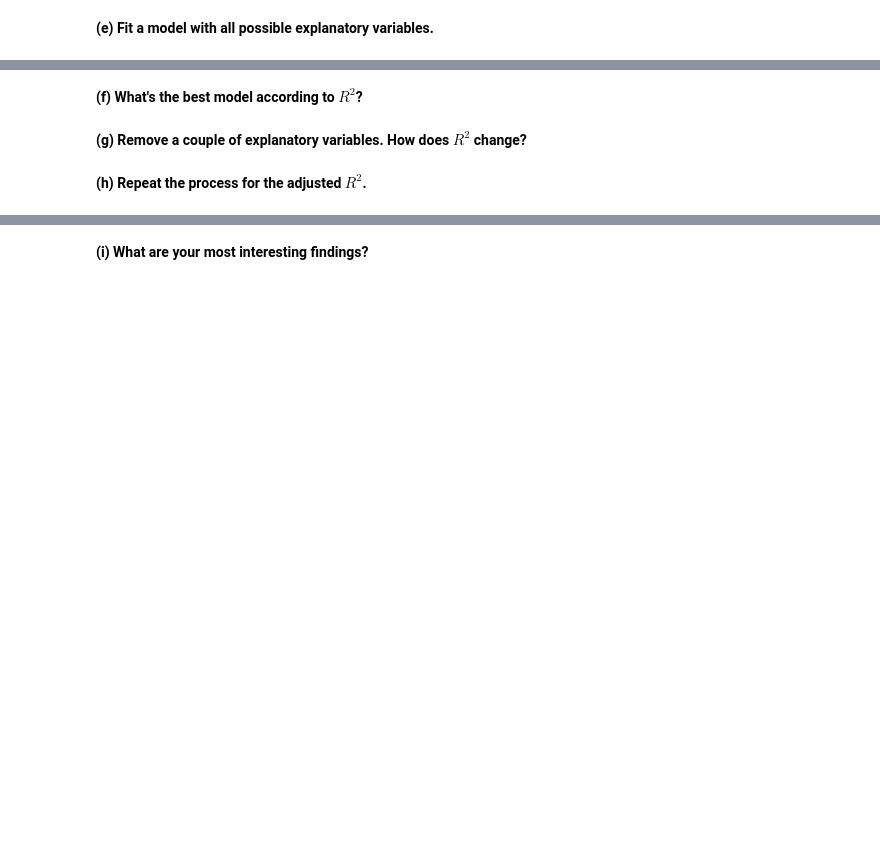
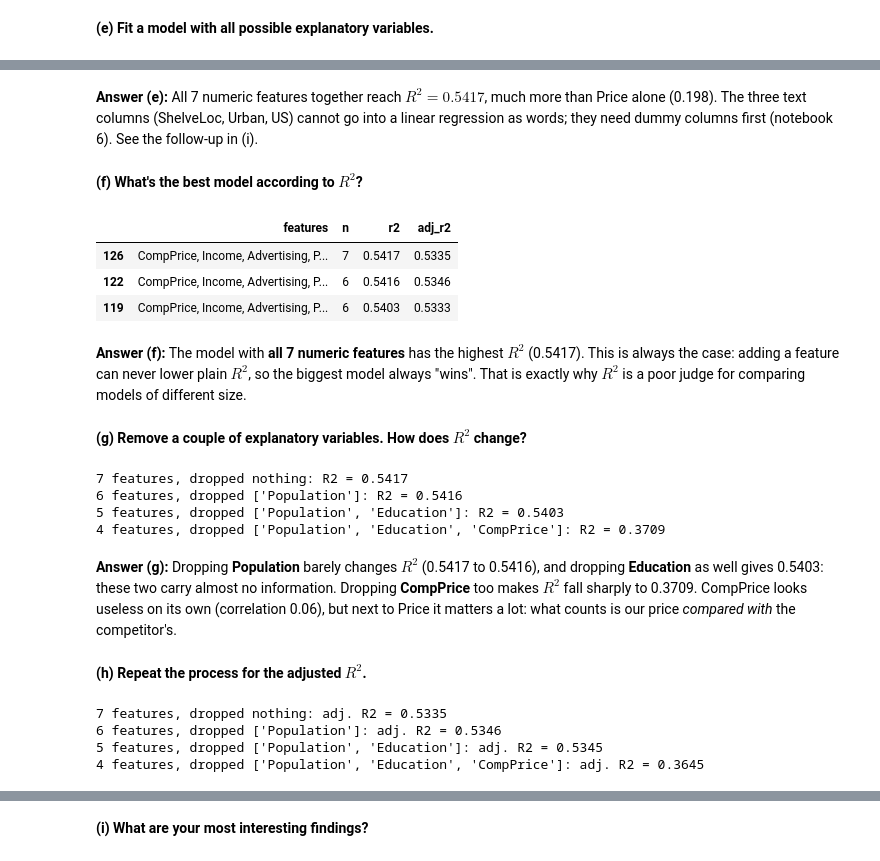
Before and after one commit to crsbln/ds-linear-regression, a Jupyter notebook: 5_multiple_linear_regression_exercise.ipynb, the cells around one changed output, grey strips where cells are left out. Drawn from its saved outputs; the diff is of its cells as text; code cells hidden in the pictures; blank space fills up the shorter version.

```diff
--- a/5_multiple_linear_regression_exercise.ipynb
+++ b/5_multiple_linear_regression_exercise.ipynb
@@ -37,3 +127,14 @@ Click here for a hint…
 </summary>
 Fit a linear model to all possible explanatory variables and pick best one.
 </details>
+# %%
+# Fit one simple model per numeric column and keep its R-squared
+y = carseats["Sales"]
+single = {}
+for col in numeric:
+    X = carseats[[col]]
+    model = LinearRegression().fit(X, y)
+    single[col] = r2_score(y, model.predict(X))
+
+single = pd.Series(single).sort_values(ascending=False)
+single.round(4)
@@ -40,2 +162,15 @@ Fit a linear model to all possible explanatory variables and pick best one.
 # %% [markdown]
 **(e) Fit a model with all possible explanatory variables.**
+# %%
+# Adjusted R-squared helper (same formula as in notebook 4)
+def adjusted_r_squared(r_squared, X):
+    n, p = X.shape
+    return 1 - (1 - r_squared) * (n - 1) / (n - p - 1)
+
+
+# All 7 numeric columns at once
+X_all = carseats[numeric]
+model_all = LinearRegression().fit(X_all, y)
+r2_all = r2_score(y, model_all.predict(X_all))
+print("R-squared, all numeric features:", round(r2_all, 4))
+pd.Series(model_all.coef_, index=numeric).round(4)
@@ -42,6 +187,58 @@ Fit a linear model to all possible explanatory variables and pick best one.
+# %% [markdown]
+**Answer (e):** All 7 numeric features together reach $R^2 = 0.5417$, much more than Price alone (0.198). The three text columns (ShelveLoc, Urban, US) cannot go into a linear regression as words; they need dummy columns first (notebook 6). See the follow-up in (i).
 # %% [markdown]
 **(f) What's the best model according to $R^2$?**
+# %%
+# Try every combination of the 7 numeric columns (127 models)
+rows = []
+for k in range(1, len(numeric) + 1):
+    for combo in itertools.combinations(numeric, k):
+        X = carseats[list(combo)]
+        r2 = r2_score(y, LinearRegression().fit(X, y).predict(X))
+        rows.append({"features": ", ".join(combo), "n": k, "r2": r2,
+                     "adj_r2": adjusted_r_squared(r2, X)})
+combos = pd.DataFrame(rows)
+
+# Best model by plain R-squared
+combos.sort_values("r2", ascending=False).head(3).round(4)
+# %% [output]
+|  | features | n | r2 | adj_r2 |
+| 126 | CompPrice, Income, Advertising, P... | 7 | 0.5417 | 0.5335 |
+| 122 | CompPrice, Income, Advertising, P... | 6 | 0.5416 | 0.5346 |
+| 119 | CompPrice, Income, Advertising, P... | 6 | 0.5403 | 0.5333 |
+# %% [markdown]
+**Answer (f):** The model with **all 7 numeric features** has the highest $R^2$ (0.5417). This is always the case: adding a feature can never lower plain $R^2$, so the biggest model always "wins". That is exactly why $R^2$ is a poor judge for comparing models of different size.
 # %% [markdown]
 **(g) Remove a couple of explanatory variables. How does $R^2$ change?**
+# %%
+# Drop the two weakest columns (Population, Education), then drop more
+drop_steps = [[], ["Population"], ["Population", "Education"],
+              ["Population", "Education", "CompPrice"]]
+for dropped in drop_steps:
+    cols = [c for c in numeric if c not in dropped]
+    X = carseats[cols]
+    r2 = r2_score(y, LinearRegression().fit(X, y).predict(X))
+    print(f"{len(cols)} features, dropped {dropped or 'nothing'}:"
+          f" R2 = {r2:.4f}")
+# %% [output]
+7 features, dropped nothing: R2 = 0.5417
+6 features, dropped ['Population']: R2 = 0.5416
+5 features, dropped ['Population', 'Education']: R2 = 0.5403
+4 features, dropped ['Population', 'Education', 'CompPrice']: R2 = 0.3709
+# %% [markdown]
+**Answer (g):** Dropping **Population** barely changes $R^2$ (0.5417 to 0.5416), and dropping **Education** as well gives 0.5403: these two carry almost no information. Dropping **CompPrice** too makes $R^2$ fall sharply to 0.3709. CompPrice looks useless on its own (correlation 0.06), but next to Price it matters a lot: what counts is our price *compared with* the competitor's.
 # %% [markdown]
 **(h) Repeat the process for the adjusted $R^2$.**
+# %%
+# Same removals, now judged by adjusted R-squared
+for dropped in drop_steps:
+    cols = [c for c in numeric if c not in dropped]
+    X = carseats[cols]
+    r2 = r2_score(y, LinearRegression().fit(X, y).predict(X))
+    print(f"{len(cols)} features, dropped {dropped or 'nothing'}:"
+          f" adj. R2 = {adjusted_r_squared(r2, X):.4f}")
+# %% [output]
+7 features, dropped nothing: adj. R2 = 0.5335
+6 features, dropped ['Population']: adj. R2 = 0.5346
+5 features, dropped ['Population', 'Education']: adj. R2 = 0.5345
+4 features, dropped ['Population', 'Education', 'CompPrice']: adj. R2 = 0.3645
```
Also changed, not shown: parts of 15 cells of this notebook, 6 other files.
